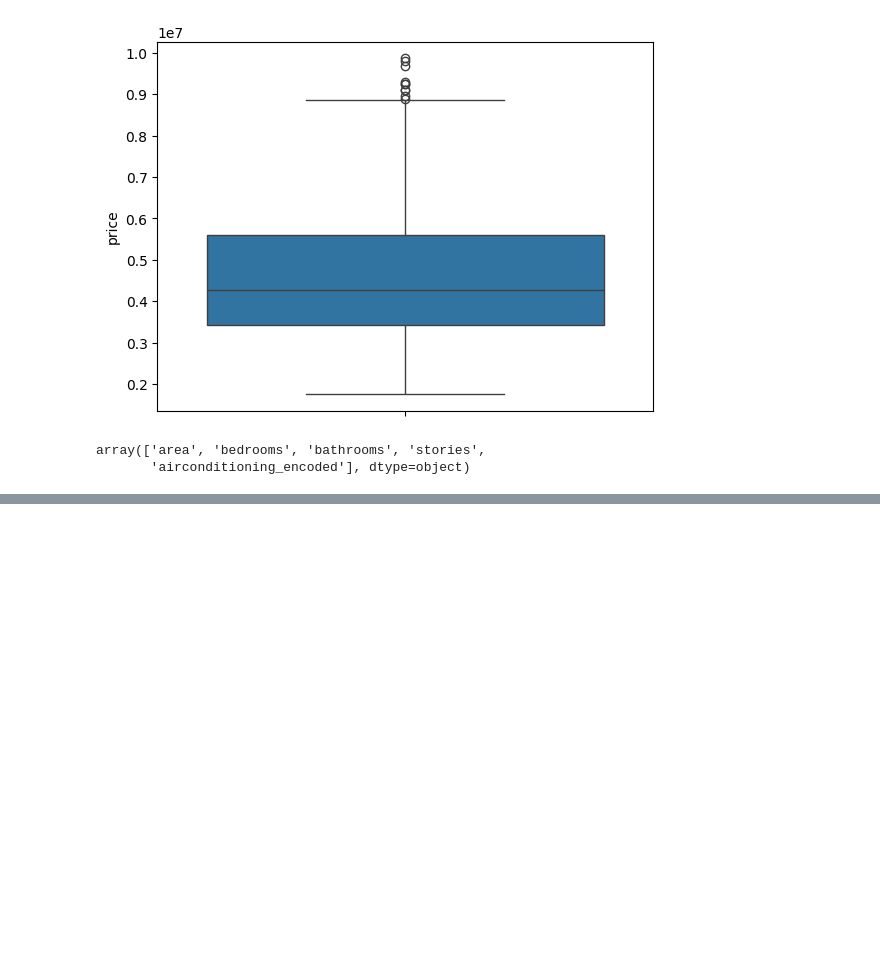
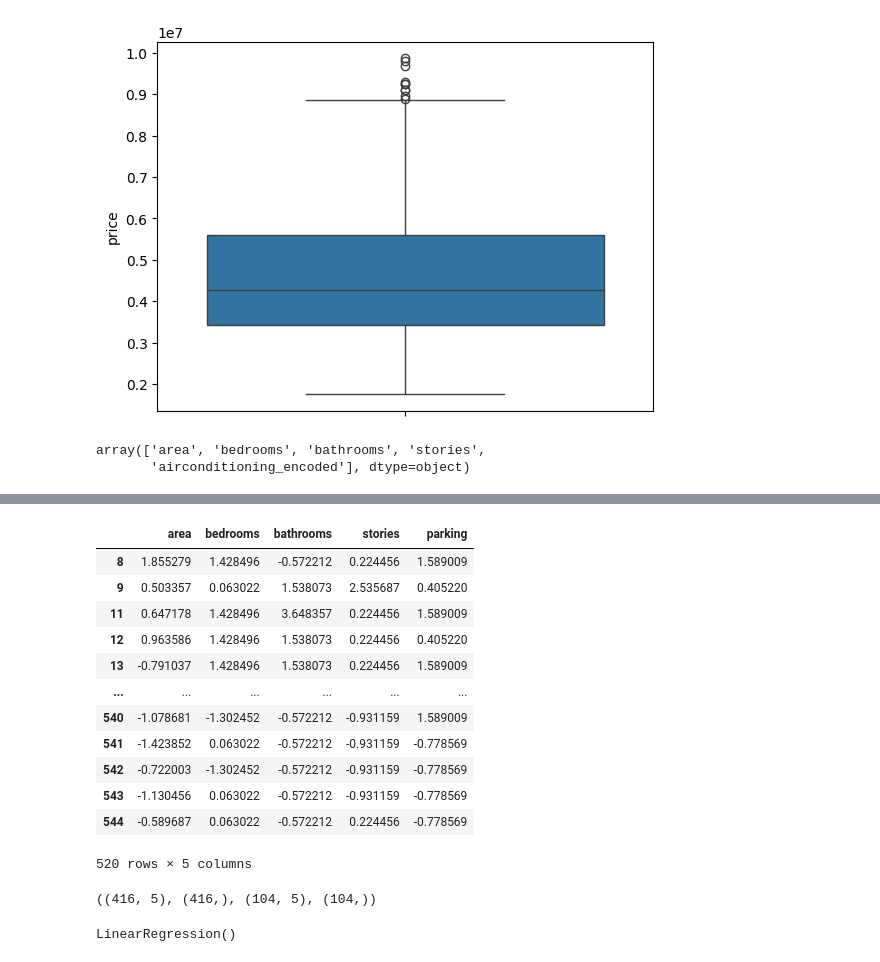
Before and after one commit to hahahang0/MLPracFromKaggle, a Jupyter notebook: House price prediction/practical/improved_version.ipynb, the cells around one changed output, grey strips where cells are left out. Drawn from its saved outputs; the diff is of its cells as text; code cells hidden in the pictures; blank space fills up the shorter version.

```diff
--- a/House price prediction/practical/improved_version.ipynb
+++ b/House price prediction/practical/improved_version.ipynb
@@ -441,0 +595,18 @@ array(['area', 'bedrooms', 'bathrooms', 'stories',
+# %%
+x = temp_df.loc[:,["area","bedrooms","bathrooms","stories","parking"]]
+# %%
+x
+# %% [output]
+|  | area | bedrooms | bathrooms | stories | parking |
+| 8 | 1.855279 | 1.428496 | -0.572212 | 0.224456 | 1.589009 |
+| 9 | 0.503357 | 0.063022 | 1.538073 | 2.535687 | 0.405220 |
+| 11 | 0.647178 | 1.428496 | 3.648357 | 0.224456 | 1.589009 |
+| 12 | 0.963586 | 1.428496 | 1.538073 | 0.224456 | 0.405220 |
+| 13 | -0.791037 | 1.428496 | 1.538073 | 0.224456 | 1.589009 |
+| ... | ... | ... | ... | ... | ... |
+| 540 | -1.078681 | -1.302452 | -0.572212 | -0.931159 | 1.589009 |
+| 541 | -1.423852 | 0.063022 | -0.572212 | -0.931159 | -0.778569 |
+| 542 | -0.722003 | -1.302452 | -0.572212 | -0.931159 | -0.778569 |
+| 543 | -1.130456 | 0.063022 | -0.572212 | -0.931159 | -0.778569 |
+| 544 | -0.589687 | 0.063022 | -0.572212 | 0.224456 | -0.778569 |
+520 rows × 5 columns
@@ -441,0 +617,8 @@ array(['area', 'bedrooms', 'bathrooms', 'stories',
+# %%
+x_train.shape,y_train.shape,x_test.shape,y_test.shape
+# %% [output]
+((416, 5), (416,), (104, 5), (104,))
+# %%
+model.fit(x_train,y_train)
+# %% [output]
+LinearRegression()
```
Also changed, not shown: parts of 34 cells of this notebook, 1 other file.
